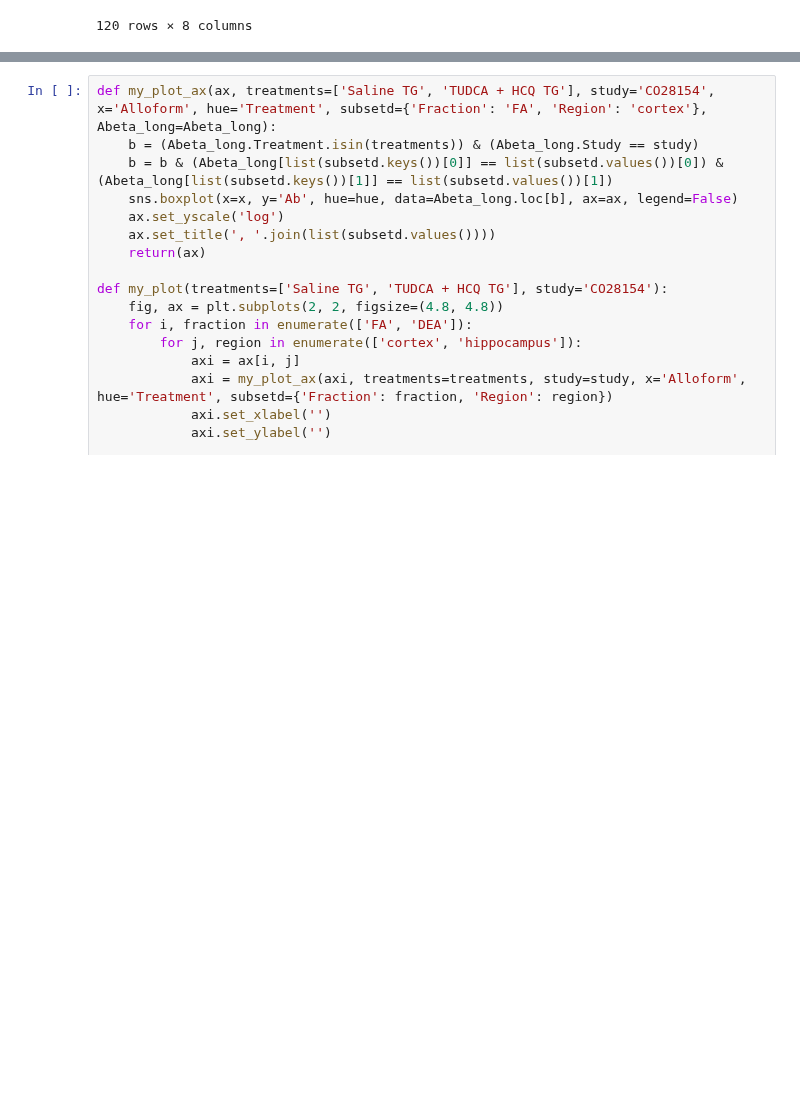
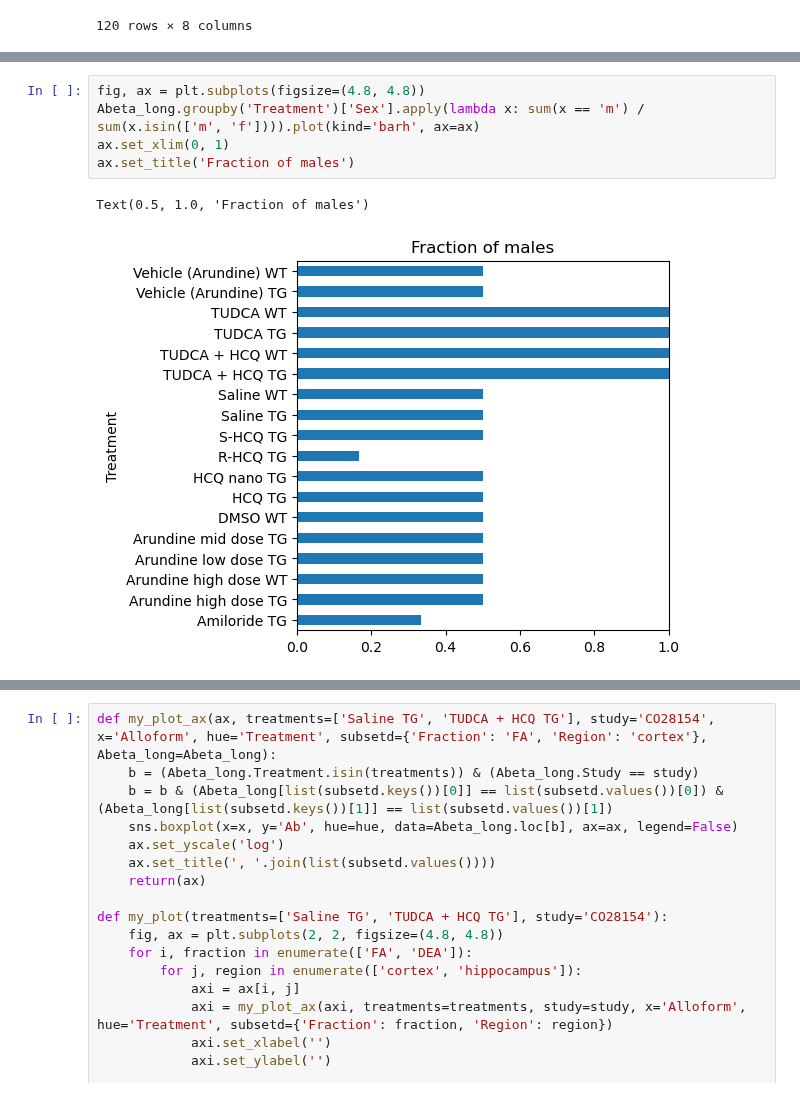
Before and after one commit to attilagk/CTNS-notebook, a Jupyter notebook: 2024-08-08-biochemistry/2024-08-08-biochemistry.ipynb, the cells around one changed output, grey strips where cells are left out. Drawn from its saved outputs; the diff is of its cells as text; blank space fills up the shorter version.

```diff
--- a/2024-08-08-biochemistry/2024-08-08-biochemistry.ipynb
+++ b/2024-08-08-biochemistry/2024-08-08-biochemistry.ipynb
@@ -101,4 +105,12 @@ Abeta_long
 960 rows × 11 columns
+# %%
+fig, ax = plt.subplots(figsize=(4.8, 4.8))
+Abeta_long.groupby('Treatment')['Sex'].apply(lambda x: sum(x == 'm') / sum(x.isin(['m', 'f']))).plot(kind='barh', ax=ax)
+ax.set_xlim(0, 1)
+ax.set_title('Fraction of males')
+# %% [output]
+Text(0.5, 1.0, 'Fraction of males')
+[figure, added]
 # %%
 default_formula = 'np.log(Ab) ~ Treatment + Alloform + Region + Fraction'
 
```
Also changed, not shown: parts of 7 cells of this notebook.
